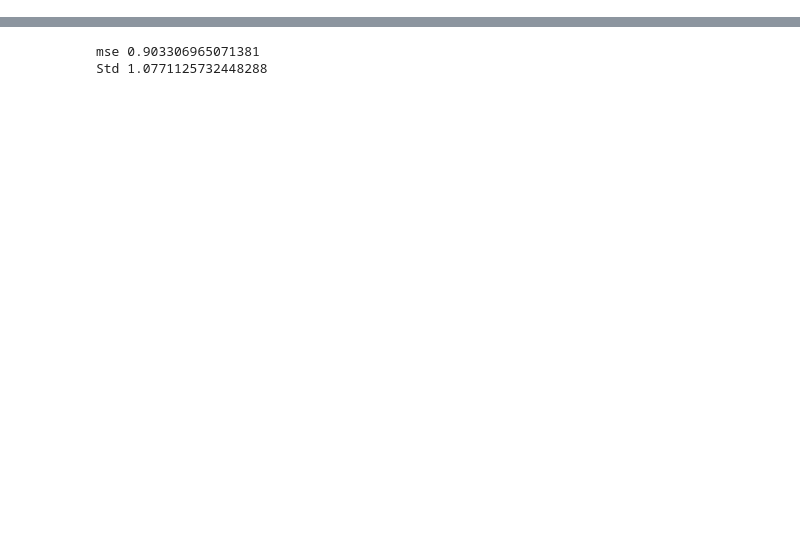
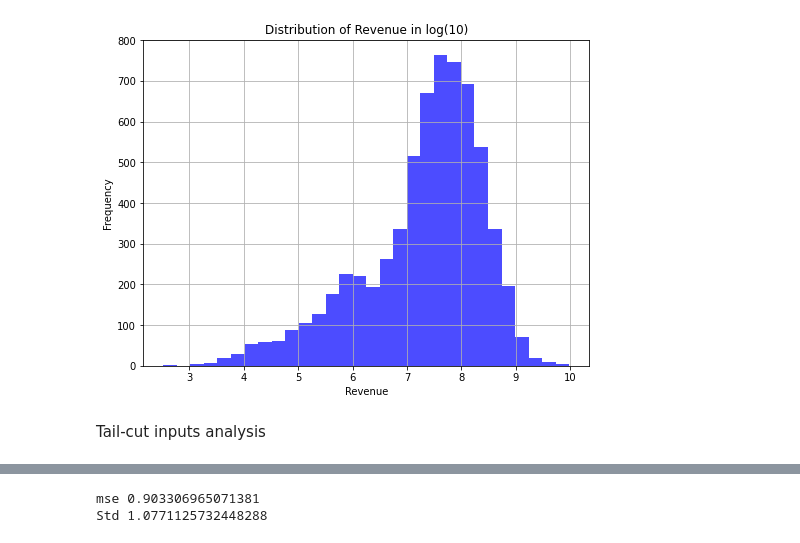
Before and after one commit to epfl-ada/ada-2023-project-fauttrouverunnompourada, a Jupyter notebook: xgboost.ipynb, the cells around one changed output, grey strips where cells are left out. Cells and saved outputs as stored; diff of their text form; code cells hidden in the pictures; blank space fills up the shorter version.

```diff
--- a/xgboost.ipynb
+++ b/xgboost.ipynb
@@ -16,0 +81,15 @@ print(column_names)
+# %%
+# Assuming 'Revenues' is a column in your DataFrame 'df'
+revenues = inputs['Revenue']
+
+plt.figure(figsize=(8, 6))
+plt.hist(np.log10(inputs['Revenue']), bins=30, alpha=0.7, color='blue')  # Adjust the number of bins as needed
+plt.title('Distribution of Revenue in log(10)')
+plt.xlabel('Revenue')
+plt.ylabel('Frequency')
+plt.grid(True)
+plt.show()
+# %% [output]
+[figure, added]
+# %% [markdown]
+Tail-cut inputs analysis
```
Also changed, not shown: parts of 37 cells of this notebook.
